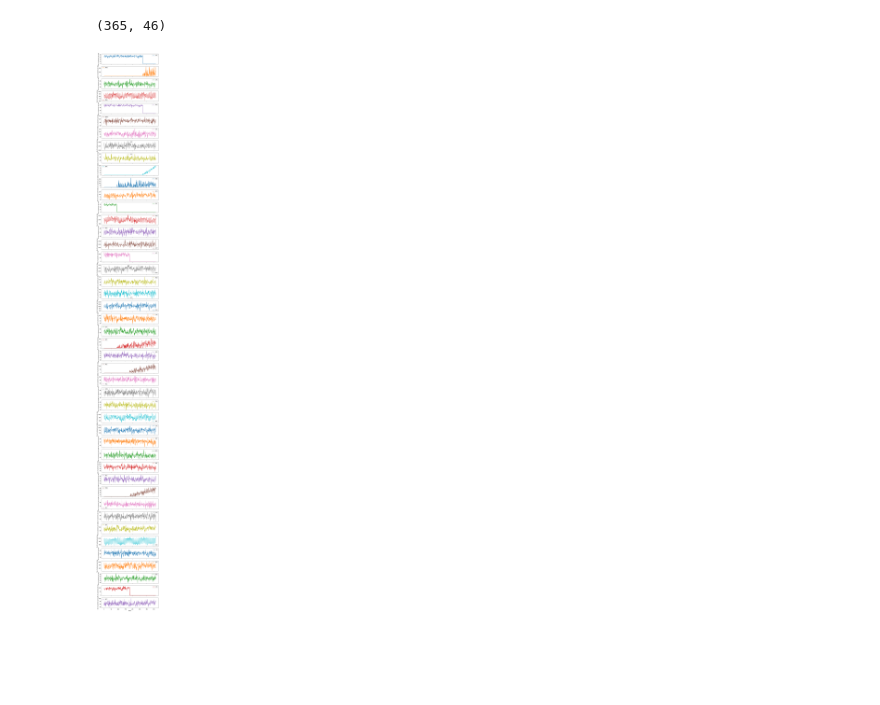
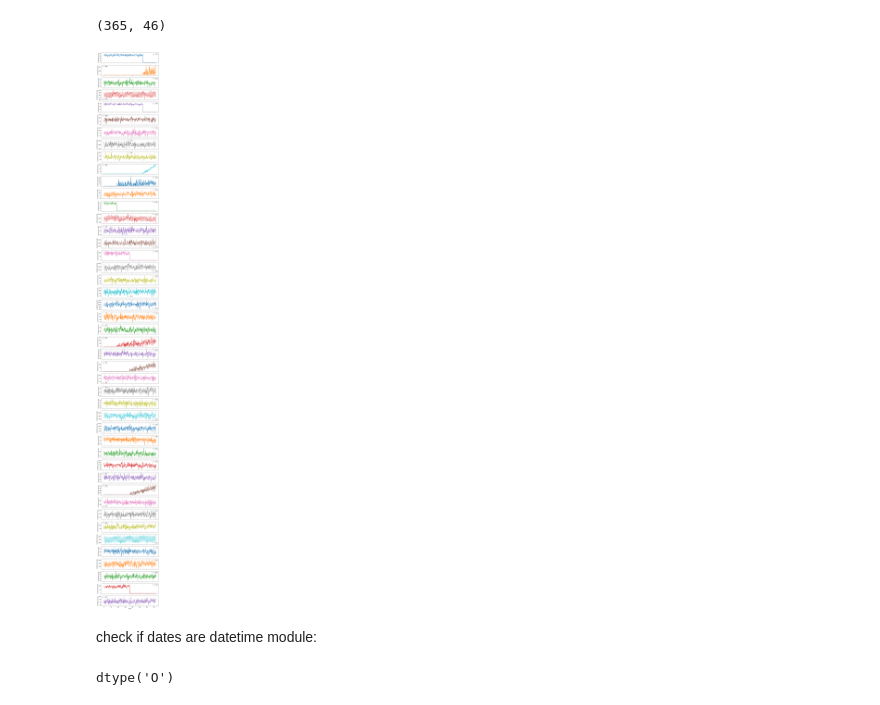
Before and after one commit to fatemakotha/1800-Data-Visualization, a Jupyter notebook: Coursework_in_progress.ipynb, the cells around one changed output. Drawn from its saved outputs; the diff is of its cells as text; code cells hidden in the pictures; blank space fills up the shorter version.

```diff
--- a/Coursework_in_progress.ipynb
+++ b/Coursework_in_progress.ipynb
@@ -183,6 +170,6 @@ daily_cust_data.shape
 # %%
 # daily_cust_data.plot(kind="bar")
 # %%
-daily_cust_data.plot(figsize=(10, 100), subplots=True, xlabel="Days", ylabel="No of customers per day");
+daily_cust_data.plot(figsize=(10, 100), subplots=True, xlabel="Date", ylabel="Customers per day");
 # %% [output]
-[figure, old version]
+[figure, new version]
@@ -196,3 +187,9 @@ daily_cust_data.plot(figsize=(10, 100), subplots=True, xlabel="Days", ylabel="No
 # plt.xlabel('Date', fontsize=14)
 # plt.ylabel('Number of Posts', fontsize=14)
 # plt.ylim(0, 35000)
+# %% [markdown]
+check if dates are datetime module:
+# %%
+daily_cust_data["Date"].dtype
+# %% [output]
+dtype('O')
```
Also changed, not shown: parts of 11 cells of this notebook.
